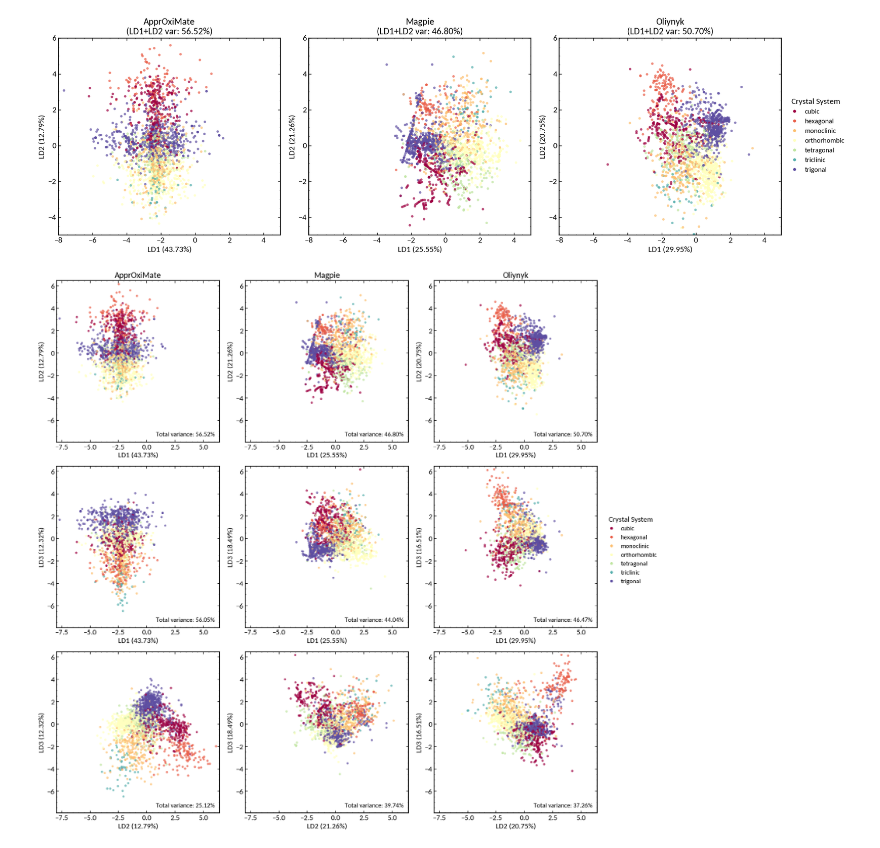
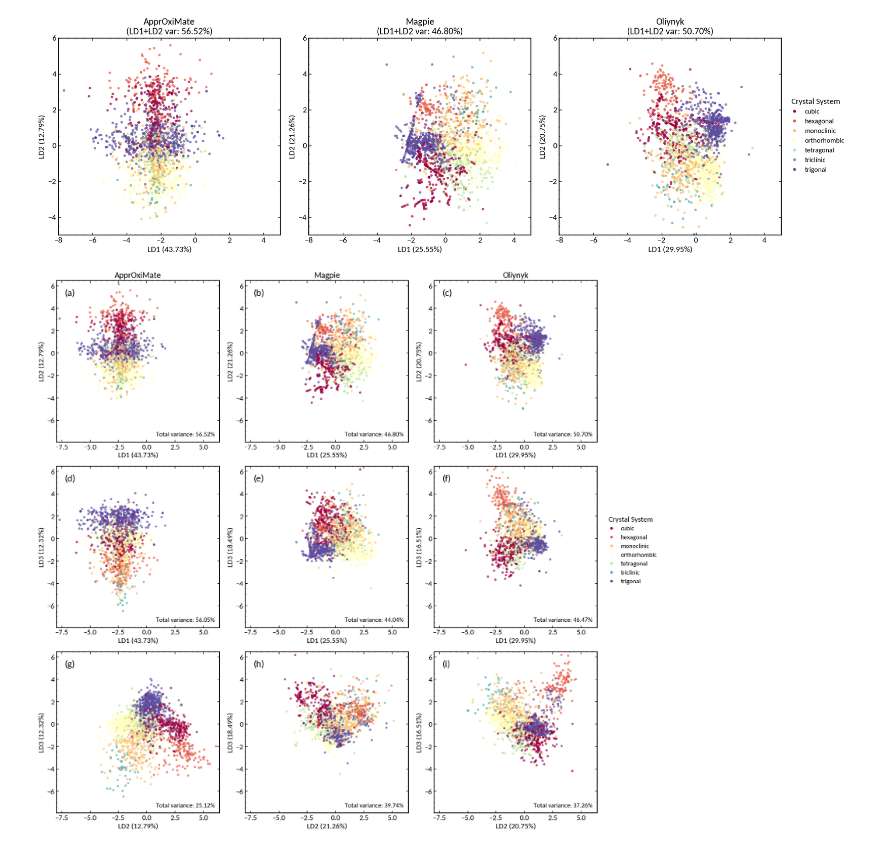
Before and after one commit to RAMP-Labs/ApprOxiMate, a Jupyter notebook: notebooks/exp4_assessing_models.ipynb, the cells around one changed output. Cells and saved outputs as stored; diff of their text form; code cells hidden in the pictures.

Commit message:
added figure labels to figures

```diff
--- a/notebooks/exp4_assessing_models.ipynb
+++ b/notebooks/exp4_assessing_models.ipynb
@@ -436,6 +436,8 @@ def plot_lda_pairwise(
     classes = sorted(label_mapping.keys())
     cmap = matplotlib.colormaps.get_cmap("Spectral").resampled(len(classes))
 
+    panel_labels = ["a", "b", "c", "d", "e", "f", "g", "h", "i", "j", "k"]
+
     for col, (X_lda, var_explained) in enumerate(lda_data):
         title = titles[col]
         y = label_sets[col]
@@ -451,31 +453,34 @@ def plot_lda_pairwise(
             ax.set_xlim(xlims)
             ax.set_ylim(ylims)
 
             # Variance details
             pair_variance = var_explained[i] + var_explained[j]
 
             ax.text(0.97, 0.03, f"Total variance: {pair_variance:.2%}", transform=ax.transAxes, ha="right", va="bottom", fontsize=12)
 
             ax.set_xlabel(f"LD{i+1} ({var_explained[i]:.2%})")
             ax.set_ylabel(f"LD{j+1} ({var_explained[j]:.2%})")
 
             if row == 0:
                 ax.set_title(title)
 
+            panel_idx = row * n + col
+            ax.text(0.05, 0.95, f"({panel_labels[panel_idx]})", transform=ax.transAxes,
+                    ha="left", va="top", fontsize=18)
     # Class legend
     handles = [plt.Line2D([0], [0], marker="o", linestyle="", color=cmap(i), label=label_mapping[c])
         for i, c in enumerate(classes)]
 
     fig.legend(handles=handles, title="Crystal System", loc="center right", bbox_to_anchor=(1.10, 0.5))
 
     plt.tight_layout()
     plt.savefig('outputs/LDA_visualisation_3D.png', dpi=300, bbox_inches='tight')
     plt.show()
 
 plot_lda_pairwise(
     feature_sets=[X_full_approx, X_full_magpie, X_full_oliynyk],
     label_sets=[y_full_approx, y_full_magpie, y_full_oliynyk],
     titles=["ApprOxiMate", "Magpie", "Oliynyk"],
     label_mapping=label_mapping_approx)
 # %% [output]
-[figure, old version]
+[figure, new version]
```
Also changed, not shown: 1 other file.
